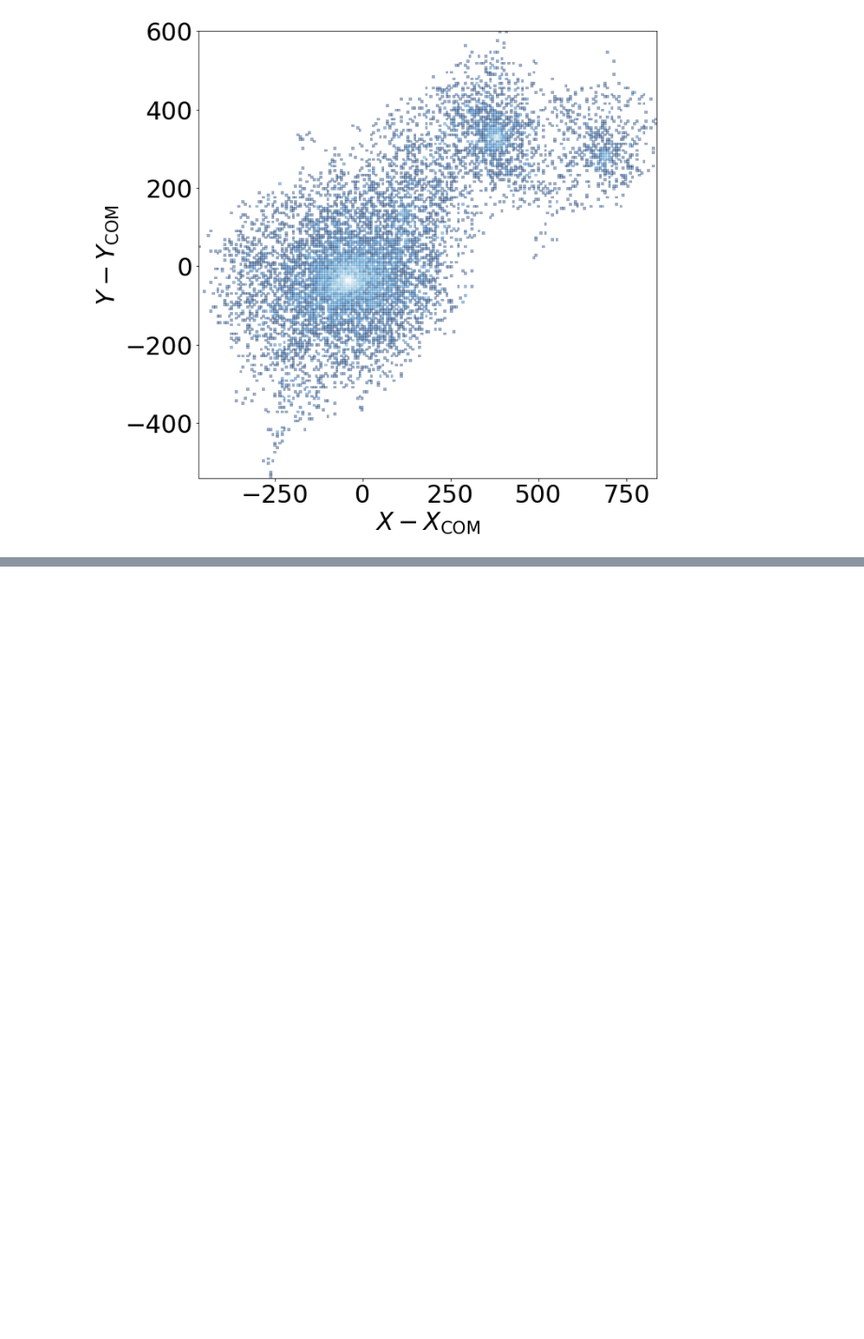
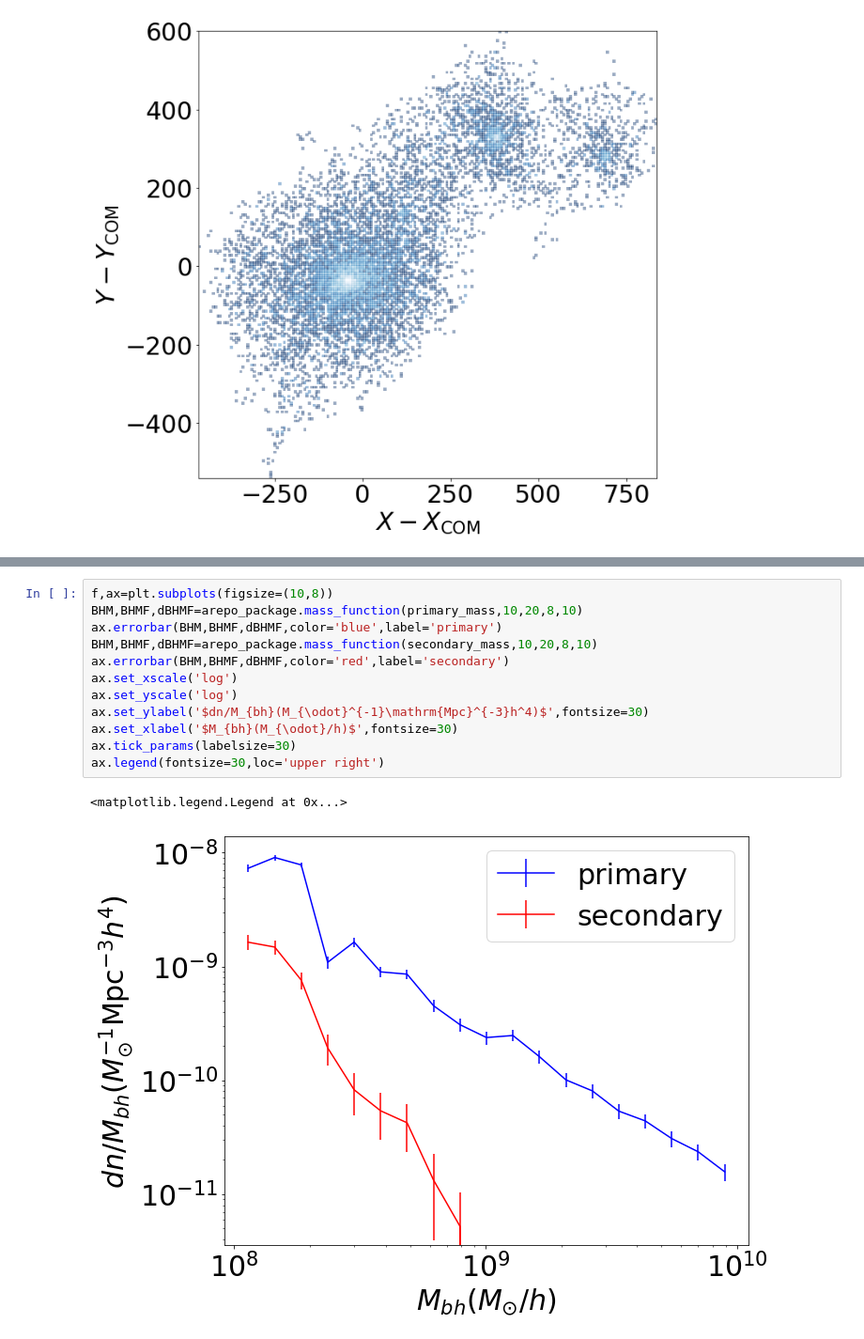
Before and after one commit to akbhowmi/arepo_package, a Jupyter notebook: example_codes.ipynb, the cells around one changed output, grey strips where cells are left out. Shown at 94% size. Cells and saved outputs as stored; diff of their text form; blank space fills up the shorter version.

```diff
--- a/example_codes.ipynb
+++ b/example_codes.ipynb
@@ -634,0 +691,15 @@ Text(0, 0.5, '$Y-Y_{\\mathrm{COM}}$')
+# %%
+f,ax=plt.subplots(figsize=(10,8))
+BHM,BHMF,dBHMF=arepo_package.mass_function(primary_mass,10,20,8,10)
+ax.errorbar(BHM,BHMF,dBHMF,color='blue',label='primary')
+BHM,BHMF,dBHMF=arepo_package.mass_function(secondary_mass,10,20,8,10)
+ax.errorbar(BHM,BHMF,dBHMF,color='red',label='secondary')
+ax.set_xscale('log')
+ax.set_yscale('log')
+ax.set_ylabel('$dn/M_{bh}(M_{\odot}^{-1}\mathrm{Mpc}^{-3}h^4)$',fontsize=30)
+ax.set_xlabel('$M_{bh}(M_{\odot}/h)$',fontsize=30)
+ax.tick_params(labelsize=30)
+ax.legend(fontsize=30,loc='upper right')
+# %% [output]
+<matplotlib.legend.Legend at 0x...>
+[figure, added]
```
Also changed, not shown: parts of 8 cells of this notebook.
